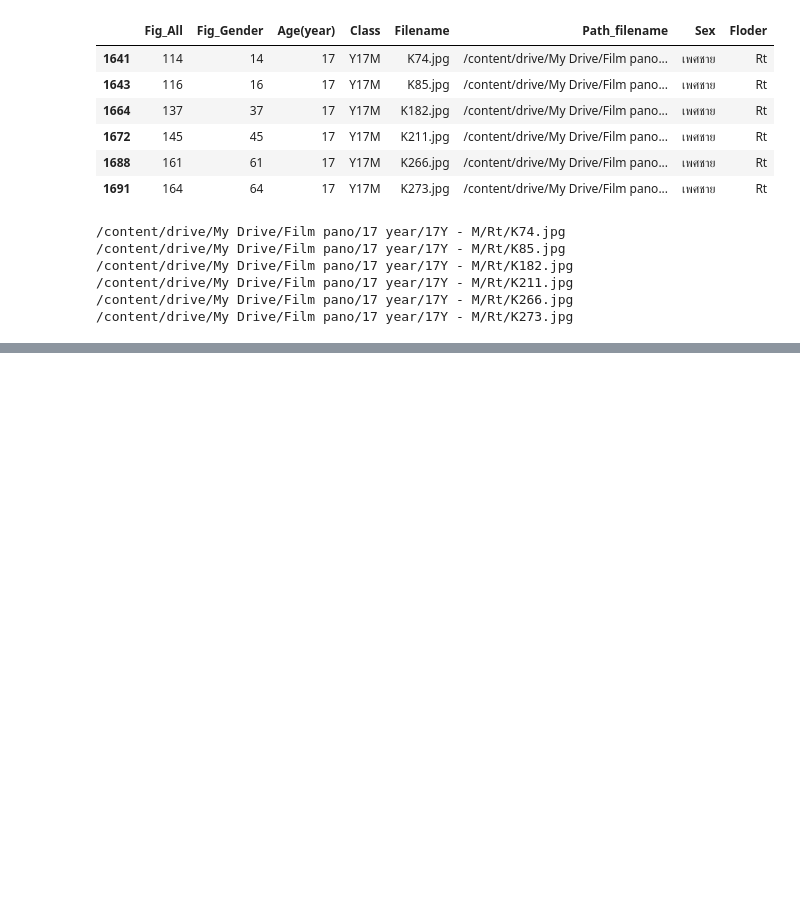
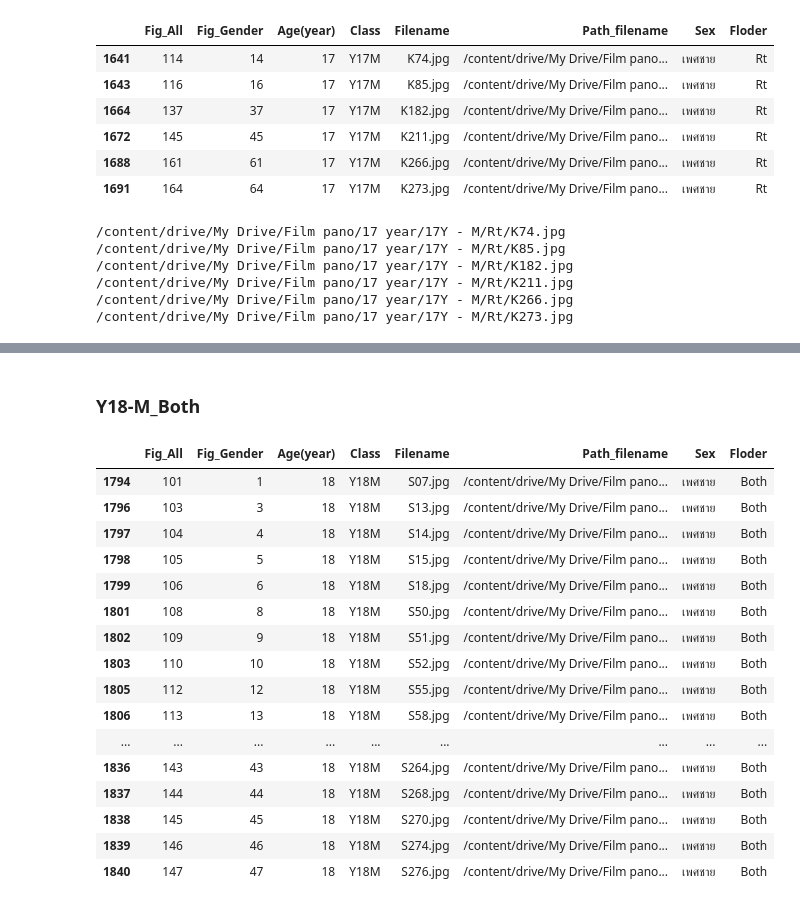
Before and after one commit to Wanita-8943/efficientnet_keras_transfer_learning, a Jupyter notebook: ตัดรูป.ipynb, the cells around one changed output, grey strips where cells are left out. Saved outputs shown, nothing was run; the diff lists cells and outputs as text; code cells hidden in the pictures; blank space fills up the shorter version.

```diff
--- a/ตัดรูป.ipynb
+++ b/ตัดรูป.ipynb
@@ -3018,0 +3092,23 @@ for i in path:
+# %% [markdown]
+### Y18-M_Both
+# %%
+Y18M_1= df[(df['Class'] == 'Y18M')&(df['Floder']=='Both')]#Y8M#ชาย
+Y18M_1
+# %% [output]
+|  | Fig_All | Fig_Gender | Age(year) | Class | Filename | Path_filename | Sex | Floder |
+| 1794 | 101 | 1 | 18 | Y18M | S07.jpg | /content/drive/My Drive/Film pano... | เพศชาย | Both |
+| 1796 | 103 | 3 | 18 | Y18M | S13.jpg | /content/drive/My Drive/Film pano... | เพศชาย | Both |
+| 1797 | 104 | 4 | 18 | Y18M | S14.jpg | /content/drive/My Drive/Film pano... | เพศชาย | Both |
+| 1798 | 105 | 5 | 18 | Y18M | S15.jpg | /content/drive/My Drive/Film pano... | เพศชาย | Both |
+| 1799 | 106 | 6 | 18 | Y18M | S18.jpg | /content/drive/My Drive/Film pano... | เพศชาย | Both |
+| 1801 | 108 | 8 | 18 | Y18M | S50.jpg | /content/drive/My Drive/Film pano... | เพศชาย | Both |
+| 1802 | 109 | 9 | 18 | Y18M | S51.jpg | /content/drive/My Drive/Film pano... | เพศชาย | Both |
+| 1803 | 110 | 10 | 18 | Y18M | S52.jpg | /content/drive/My Drive/Film pano... | เพศชาย | Both |
+| 1805 | 112 | 12 | 18 | Y18M | S55.jpg | /content/drive/My Drive/Film pano... | เพศชาย | Both |
+| 1806 | 113 | 13 | 18 | Y18M | S58.jpg | /content/drive/My Drive/Film pano... | เพศชาย | Both |
+| ... | ... | ... | ... | ... | ... | ... | ... | ... |
+| 1836 | 143 | 43 | 18 | Y18M | S264.jpg | /content/drive/My Drive/Film pano... | เพศชาย | Both |
+| 1837 | 144 | 44 | 18 | Y18M | S268.jpg | /content/drive/My Drive/Film pano... | เพศชาย | Both |
+| 1838 | 145 | 45 | 18 | Y18M | S270.jpg | /content/drive/My Drive/Film pano... | เพศชาย | Both |
+| 1839 | 146 | 46 | 18 | Y18M | S274.jpg | /content/drive/My Drive/Film pano... | เพศชาย | Both |
+| 1840 | 147 | 47 | 18 | Y18M | S276.jpg | /content/drive/My Drive/Film pano... | เพศชาย | Both |
```
Also changed, not shown: parts of 36 cells of this notebook.
